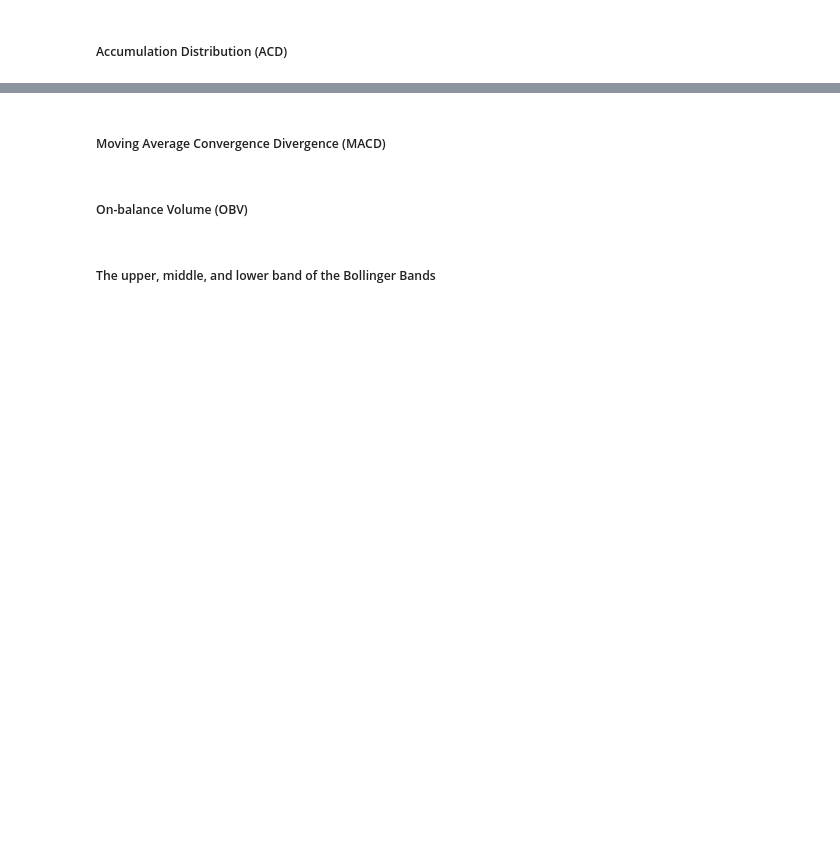
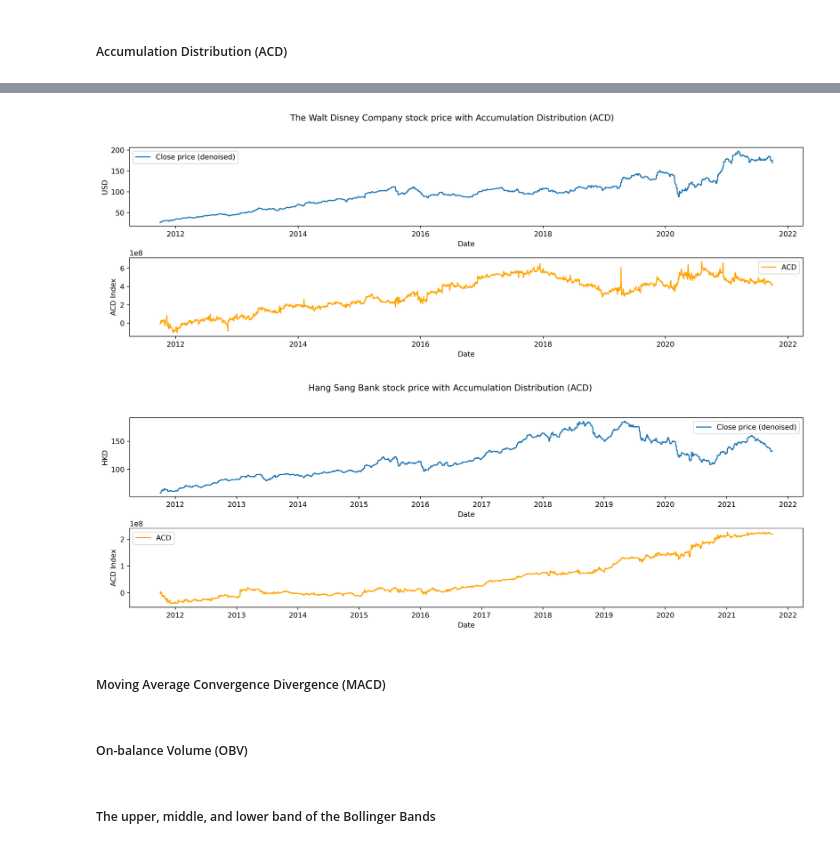
Before and after one commit to wilsonvolker/comparative-study-bgru-gan-model, a Jupyter notebook: 2. Data Processing.ipynb, the cells around one changed output, grey strips where cells are left out. Saved outputs shown, nothing was run; the diff lists cells and outputs as text; code cells hidden in the pictures; blank space fills up the shorter version.

```diff
--- a/2. Data Processing.ipynb
+++ b/2. Data Processing.ipynb
@@ -267,0 +259,15 @@ NameError: name 'ta' is not defined
+# %%
+acded_count = 0
+for i in range(len(fns)):
+    adi_tmp = d_feat_extr[fns[i]]
+    adi = AccDistIndexIndicator(
+        high=adi_tmp["High"],
+        low=adi_tmp["Low"],
+        close=adi_tmp["Close"],
+        volume=adi_tmp["Volume"]
+    )
+    d_feat_extr[fns[i]]["ACD"] = adi.acc_dist_index()
+    acded_count = acded_count + 1
+    print("{} ACD OK".format(fns[i]))
+
+print("ACD calculation finished, Count: {}".format(acded_count))
@@ -268,2 +292,41 @@ NameError: name 'ta' is not defined
+# %%
+# plot Accumulation Distribution (ACD) line plots
+def plot_acd_index(stock_id, plot_title, stock_price_legend_label, acd_legend_label, price_currency):
+    if not isinstance(d_feat_extr[stock_id]["Date"][0], datetime):
+        d_feat_extr[stock_id]["Date"] = d_feat_extr[stock_id]["Date"].apply(parse_string_to_datetime)
+
+    fig, (ax1, ax2) = plt.subplots(2, figsize=(14, 5), dpi=500, facecolor="white")
+    ax1.plot(d_feat_extr[stock_id]['Date'], d_feat_extr[stock_id]['Close'], label=stock_price_legend_label)
+    ax1.set_xlabel('Date')
+    ax1.set_ylabel(price_currency)
+    ax1.legend()
+
+    ax2.plot(d_feat_extr[stock_id]['Date'], d_feat_extr[stock_id]['ACD'], label=acd_legend_label, color="orange")
+    ax2.set_xlabel('Date')
+    ax2.set_ylabel('ACD Index')
+    ax2.legend()
+
+    fig.tight_layout()
+    fig.suptitle(plot_title)
+    create_dir_if_not_exist(DIAGRAMS_PATH)
+    plt.subplots_adjust(top=0.85)
+    plt.savefig('{}/{}.png'.format(DIAGRAMS_PATH, fig._suptitle.get_text()))
+    plt.show()
+
+plot_acd_index("DIS",
+               "The Walt Disney Company stock price with Accumulation Distribution (ACD)",
+               'Close price (denoised)',
+               'ACD',
+               'USD'
+            )
+plot_acd_index("0011.HK",
+               "Hang Sang Bank stock price with Accumulation Distribution (ACD)",
+               'Close price (denoised)',
+               'ACD',
+               'HKD'
+            )
+# %% [output]
+[figure, added]
+[figure, added]
 # %% [markdown]
 ##### Moving Average Convergence Divergence (MACD)
```
Also changed, not shown: parts of 11 cells of this notebook, 13 other files.
